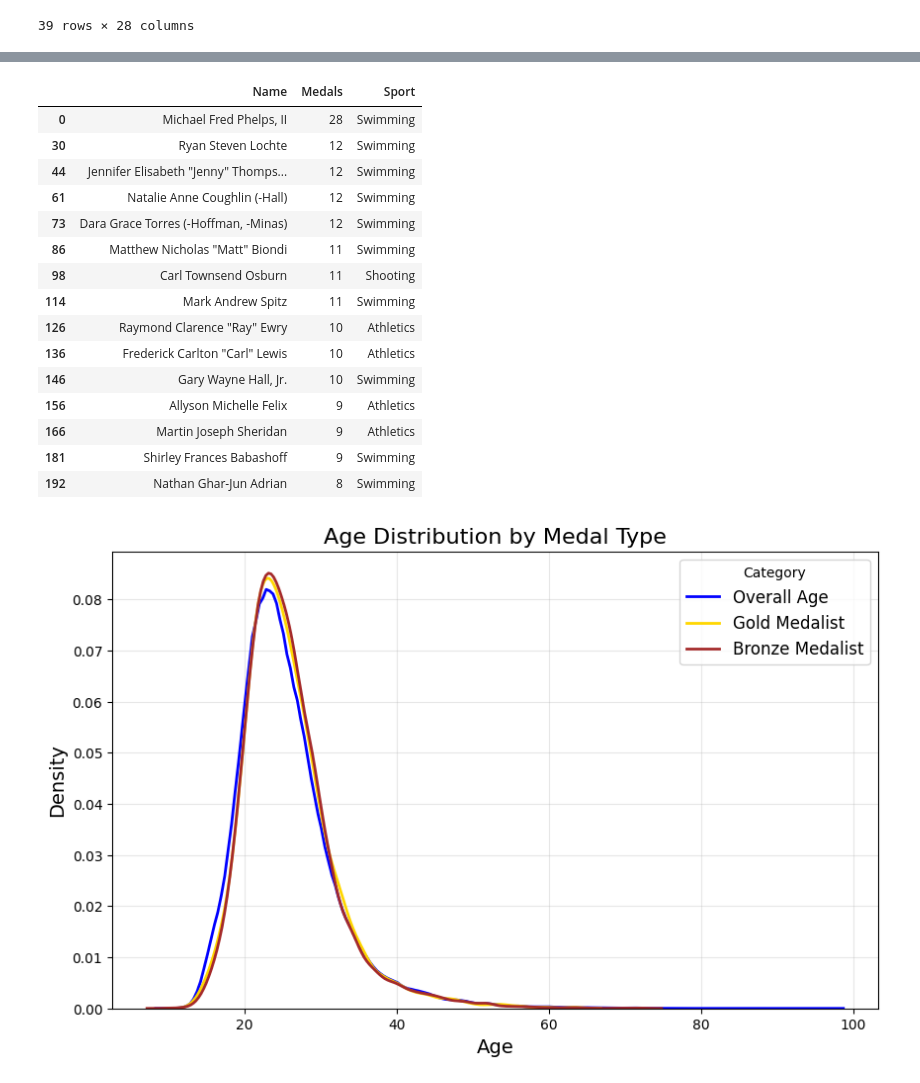
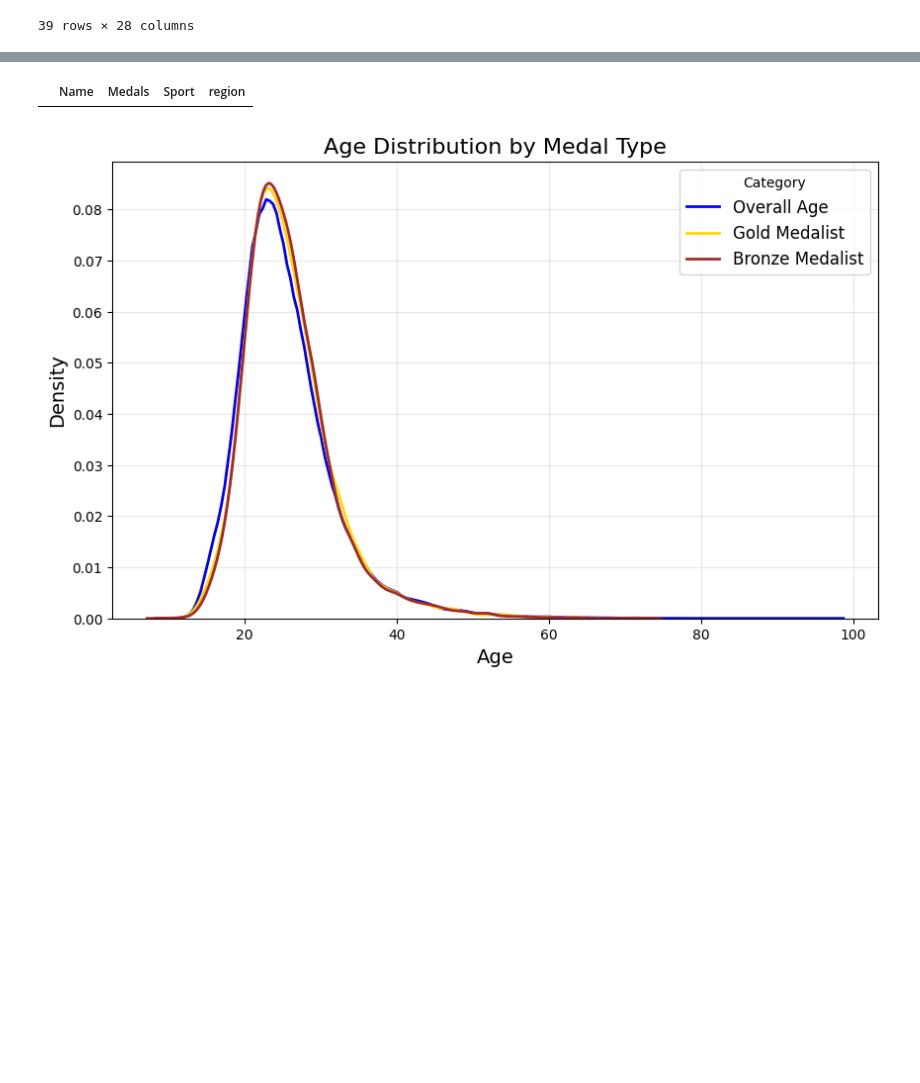
Before and after one commit to Razakhan143/Data-Science, a Jupyter notebook: Data Analysis/Analysis on olympic/Olympic_Analysis.ipynb, the cells around one changed output, grey strips where cells are left out. Saved outputs shown, nothing was run; the diff lists cells and outputs as text; code cells hidden in the pictures; blank space fills up the shorter version.

```diff
--- a/Data Analysis/Analysis on olympic/Olympic_Analysis.ipynb
+++ b/Data Analysis/Analysis on olympic/Olympic_Analysis.ipynb
@@ -270,3 +245,5 @@ Index: []
+# %%
+df=pd.read_csv(r'D:\PROFESSIONAL\AI\Data Science\Data Analysis\Analysis on olympic\dataset\Data_set\olympics_2024_dataset.csv')
 # %%
 df['Year'].unique().shape[0]-1
 # %% [output]
@@ -530,3 +461,5 @@ pivot_data
 | Weightlifting | NaN | NaN | 3.0 | NaN | NaN | NaN | NaN | NaN | NaN | 2.0 | ... | ... |
 | Wrestling | NaN | NaN | 17.0 | NaN | 2.0 | NaN | 6.0 | 6.0 | 2.0 | 5.0 | ... | ... |
 39 rows × 28 columns
+# %%
+df=df[df['Season']=='Summer']
@@ -540,24 +478,9 @@ def most_successful_countryathlete(df,country):
     x.rename(columns={'count':'Medals'},inplace=True)
     return x
 # %%
-most_successful(df,'USA')
+most_successful(df,'Pakistan')
 # %% [output]
-|  | Name | Medals | Sport |
-| 0 | Michael Fred Phelps, II | 28 | Swimming |
-| 30 | Ryan Steven Lochte | 12 | Swimming |
-| 44 | Jennifer Elisabeth "Jenny" Thomps... | 12 | Swimming |
-| 61 | Natalie Anne Coughlin (-Hall) | 12 | Swimming |
-| 73 | Dara Grace Torres (-Hoffman, -Minas) | 12 | Swimming |
-| 86 | Matthew Nicholas "Matt" Biondi | 11 | Swimming |
-| 98 | Carl Townsend Osburn | 11 | Shooting |
-| 114 | Mark Andrew Spitz | 11 | Swimming |
-| 126 | Raymond Clarence "Ray" Ewry | 10 | Athletics |
-| 136 | Frederick Carlton "Carl" Lewis | 10 | Athletics |
-| 146 | Gary Wayne Hall, Jr. | 10 | Swimming |
-| 156 | Allyson Michelle Felix | 9 | Athletics |
-| 166 | Martin Joseph Sheridan | 9 | Athletics |
-| 181 | Shirley Frances Babashoff | 9 | Swimming |
-| 192 | Nathan Ghar-Jun Adrian | 8 | Swimming |
+|  | Name | Medals | Sport | region |
 # %%
 athlete_df=df.dropna(subset=['Name','region'])
 # %%
```
Also changed, not shown: parts of 33 cells of this notebook, 1 other file.
